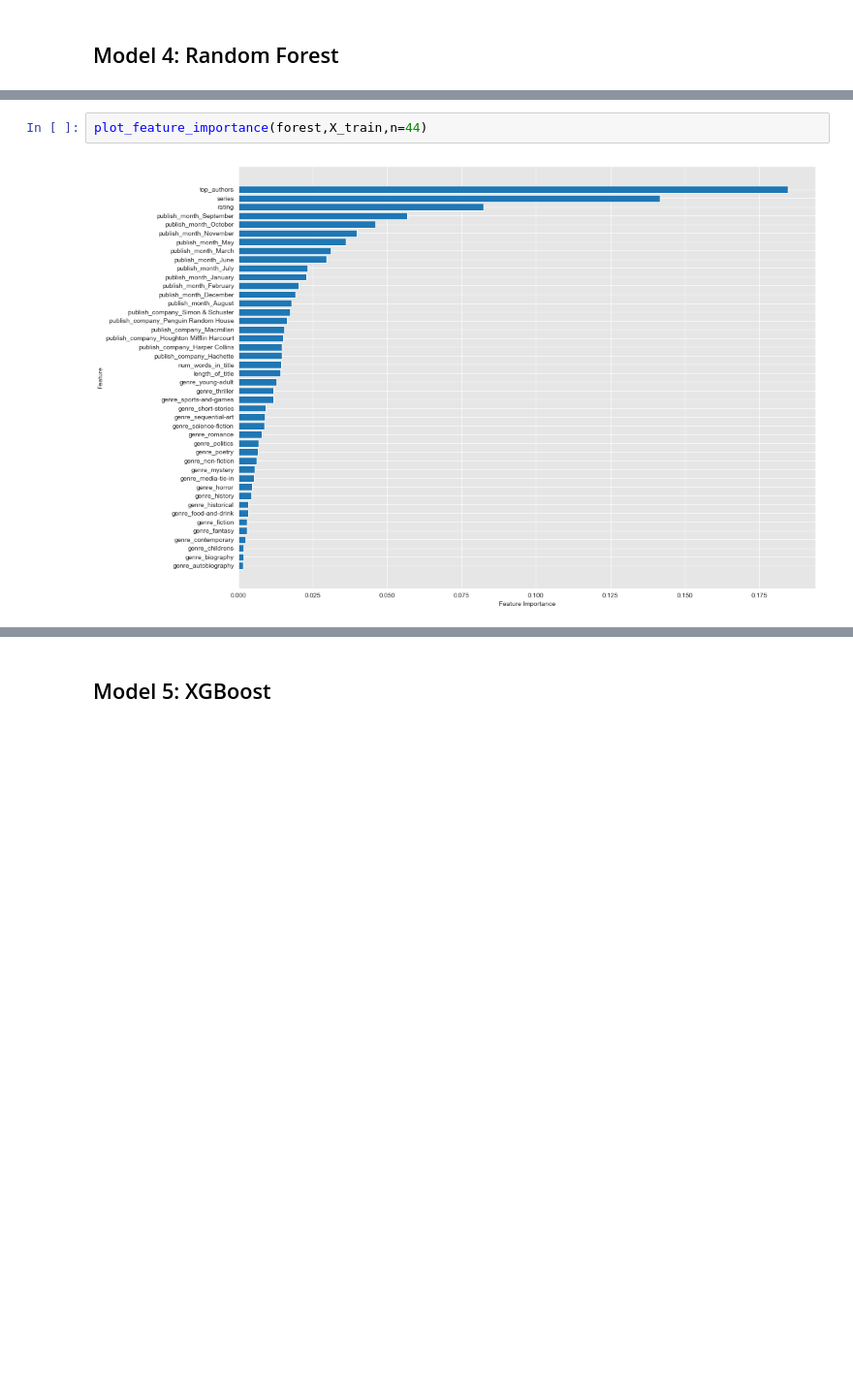
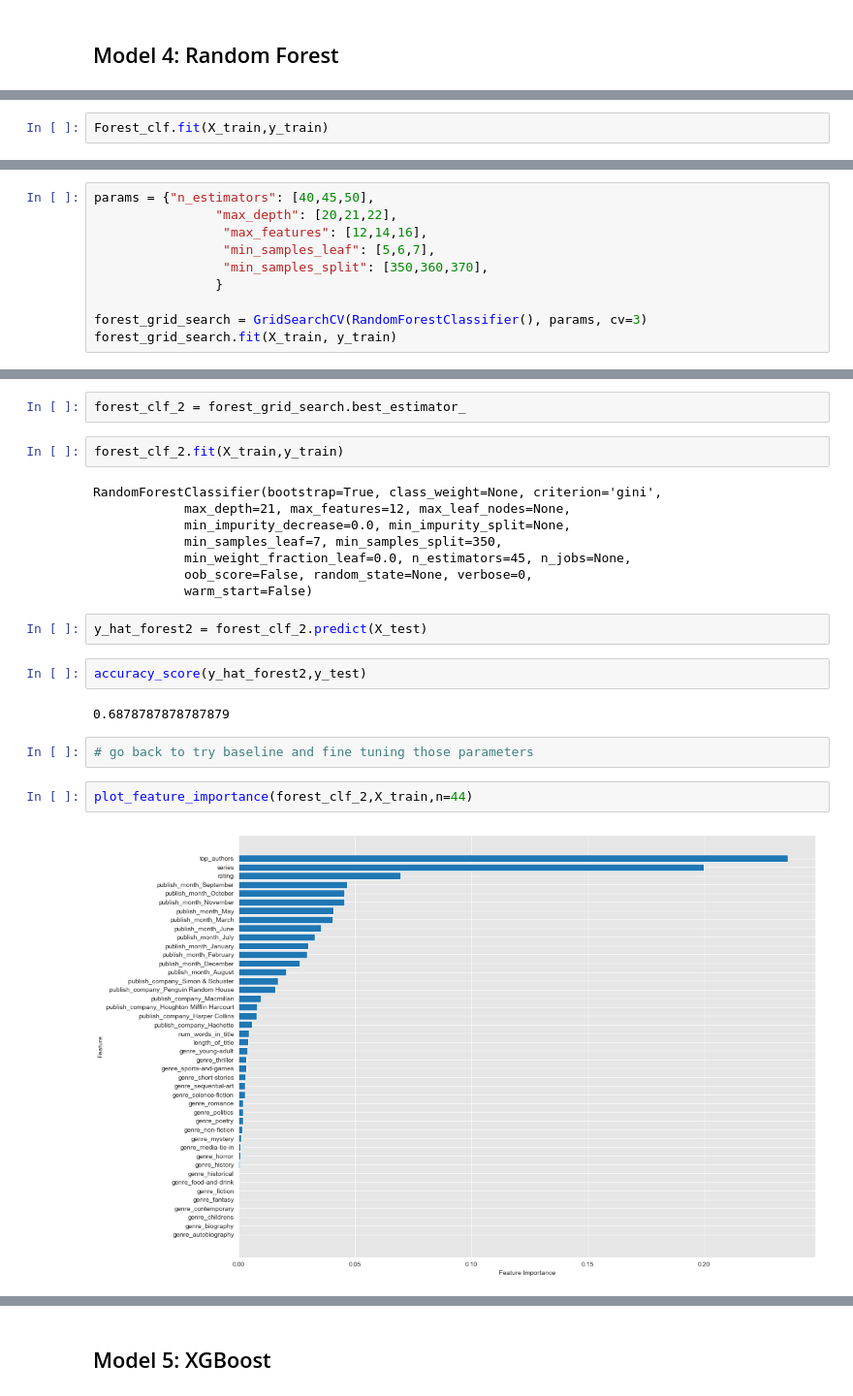
Before and after one commit to krbarounis/NTY-bestsellers-classification-project, a Jupyter notebook: Modeling.ipynb, the cells around one changed output, grey strips where cells are left out. Shown: that part at 97% size. Saved outputs shown, nothing was run; the diff lists cells and outputs as text; blank space fills up the shorter version.

```diff
--- a/Modeling.ipynb
+++ b/Modeling.ipynb
@@ -428,0 +520,2 @@ accuracy_score(y_hat_test,y_test)
+# %%
+Forest_clf.fit(X_train,y_train)
@@ -428,0 +550,10 @@ accuracy_score(y_hat_test,y_test)
+# %%
+params = {"n_estimators": [40,45,50],
+                "max_depth": [20,21,22],
+                 "max_features": [12,14,16],
+                 "min_samples_leaf": [5,6,7],
+                 "min_samples_split": [350,360,370],
+                }
+
+forest_grid_search = GridSearchCV(RandomForestClassifier(), params, cv=3)
+forest_grid_search.fit(X_train, y_train)
@@ -429,4 +581,24 @@ accuracy_score(y_hat_test,y_test)
+# %%
+forest_clf_2 = forest_grid_search.best_estimator_
+# %%
+forest_clf_2.fit(X_train,y_train)
+# %% [output]
+RandomForestClassifier(bootstrap=True, class_weight=None, criterion='gini',
+            max_depth=21, max_features=12, max_leaf_nodes=None,
+            min_impurity_decrease=0.0, min_impurity_split=None,
+            min_samples_leaf=7, min_samples_split=350,
+            min_weight_fraction_leaf=0.0, n_estimators=45, n_jobs=None,
+            oob_score=False, random_state=None, verbose=0,
+            warm_start=False)
+# %%
+y_hat_forest2 = forest_clf_2.predict(X_test)
+# %%
+accuracy_score(y_hat_forest2,y_test)
+# %% [output]
+0.6878787878787879
+# %%
+# go back to try baseline and fine tuning those parameters
 # %%
-plot_feature_importance(forest,X_train,n=44)
+plot_feature_importance(forest_clf_2,X_train,n=44)
 # %% [output]
-[figure, old version]
+[figure, new version]
```
Also changed, not shown: parts of 55 cells of this notebook.
